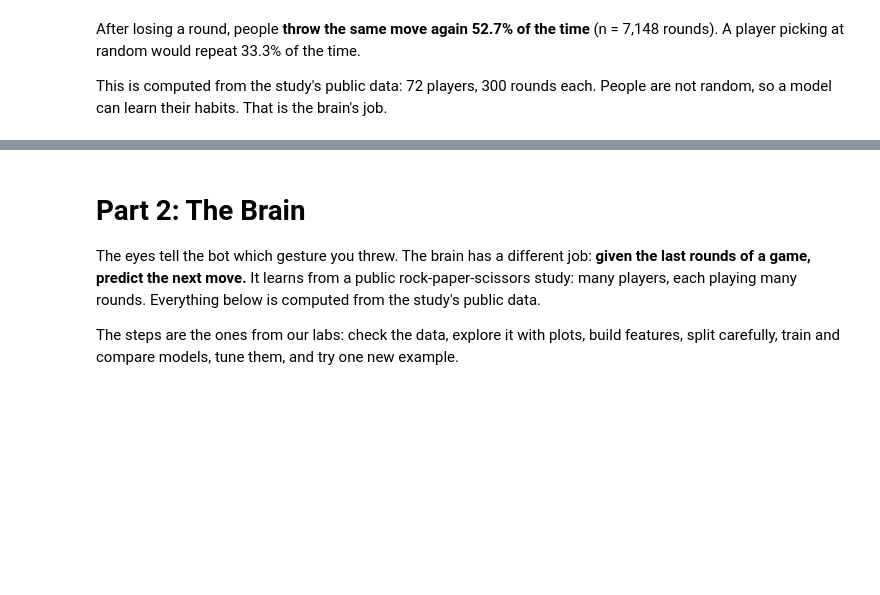
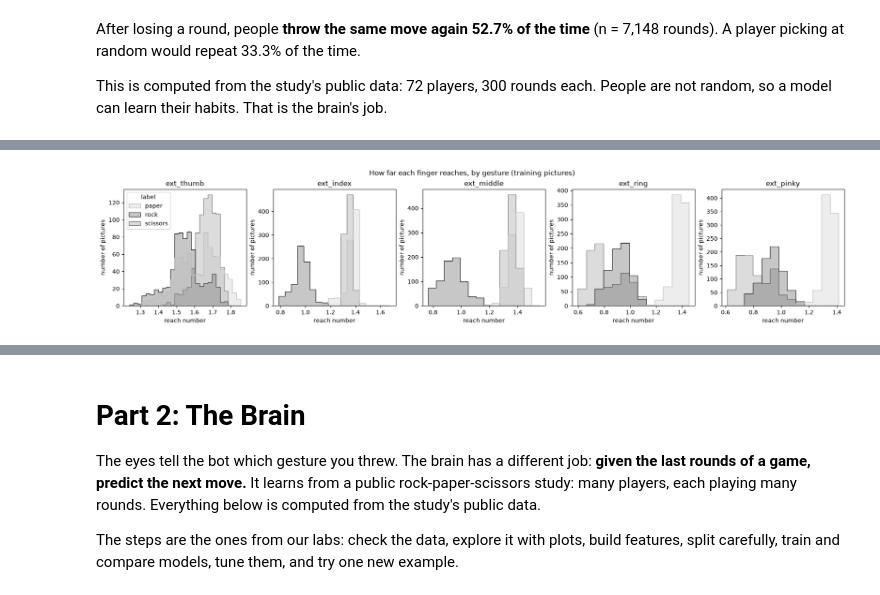
Before and after one commit to Krishpotanwar/mind-reader, a Jupyter notebook: notebook/MindReader.ipynb, the cells around one changed output, grey strips where cells are left out. Drawn from its saved outputs; the diff is of its cells as text; code cells hidden in the pictures; blank space fills up the shorter version.

```diff
--- a/notebook/MindReader.ipynb
+++ b/notebook/MindReader.ipynb
@@ -82,0 +189,20 @@ This is computed from the study's public data: 72 players, 300 rounds each. Peop
+# %%
+def feature_matrix(df, flip=False):
+    """The 47 features of every picture in df, as a numpy array of shape (pictures, 47). flip=True first mirrors every hand left to right."""
+    if flip:
+        df = df.copy()
+        x_columns = [f"x{point}" for point in range(21)]
+        df[x_columns] = 1 - df[x_columns]
+    return np.array([features_from_row(row) for _, row in df.iterrows()])
+
+
+eyes_X_train, eyes_X_train_flipped = feature_matrix(eyes_train), feature_matrix(eyes_train, flip=True)
+eyes_X_test, eyes_X_test_flipped = feature_matrix(eyes_test), feature_matrix(eyes_test, flip=True)
+eyes_y_train, eyes_y_test = eyes_train["label"].to_numpy(), eyes_test["label"].to_numpy()
+print(f"training features {eyes_X_train.shape}, test features {eyes_X_test.shape}: one row per picture, {len(FEATURE_NAMES)} numbers each")
+
+first_five = eyes_train.iloc[:5]
+five_hands = first_five.loc[:, "x0":"z20"].to_numpy().reshape(-1, 21, 3)
+by_mirroring = [hand_features(mirror(to_pixels(points, width, height))) for points, width, height in zip(five_hands, first_five["width"], first_five["height"])]
+assert np.allclose(by_mirroring, eyes_X_train_flipped[:5], atol=1e-9)  # or the mirrored twins would not be mirror images
+print("flipping the x columns gives the same numbers as mirroring the hand: checked on", len(first_five), "pictures")
@@ -82,0 +212,3 @@ This is computed from the study's public data: 72 players, 300 rounds each. Peop
+# %%
+eyes_ratios = pd.DataFrame(eyes_X_train[:, 42:], columns=FEATURE_NAMES[42:])  # the five finger-reach numbers of the training pictures
+display(eyes_ratios.describe())
@@ -82,0 +288,10 @@ This is computed from the study's public data: 72 players, 300 rounds each. Peop
+# %%
+eyes_frame = eyes_ratios.assign(label=eyes_y_train)  # the five reach numbers and the gesture of every training picture
+fig, axes = plt.subplots(1, 5, figsize=(18, 3.8), layout="constrained")
+for k, (ax, name) in enumerate(zip(axes, FEATURE_NAMES[42:])):
+    sns.histplot(data=eyes_frame, x=name, hue="label", hue_order=LABELS, palette=EYES_COLOURS, element="step", legend=(k == 0), ax=ax)
+    ax.set(title=name, xlabel="reach number", ylabel="number of pictures")
+fig.suptitle("How far each finger reaches, by gesture (training pictures)")
+plt.show()
+# %% [output]
+[figure, added]
```
Also changed, not shown: parts of 45 cells of this notebook, 3 other files.
